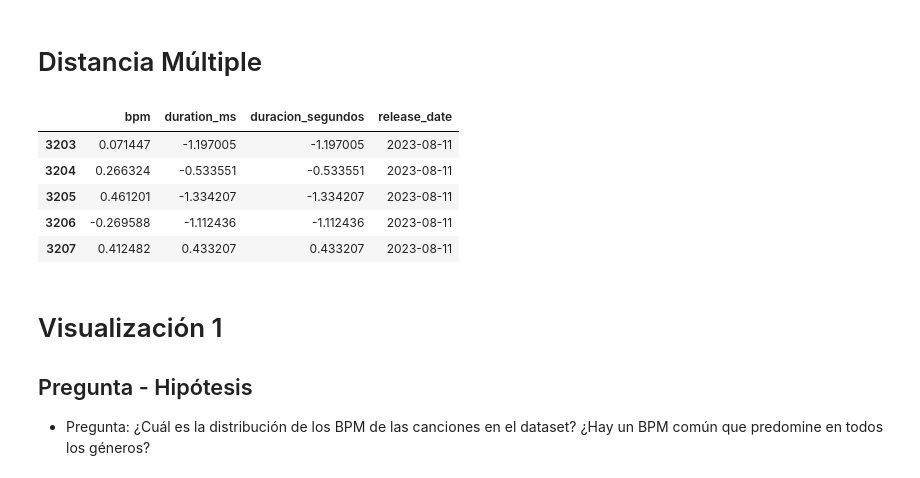
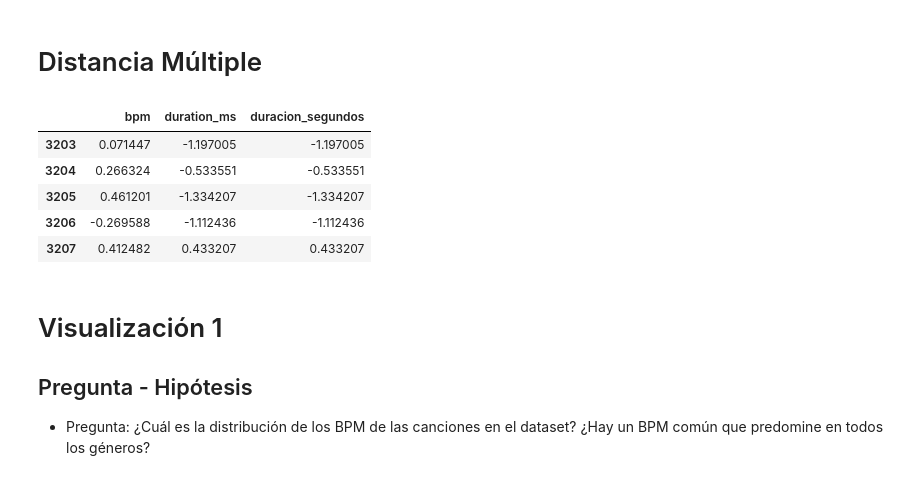
Before and after one commit to SantiagoSierraIba/coderhouse_data_science, a Jupyter notebook: visualizacionSierraIbanez.ipynb, the cells around one changed output. Cells and saved outputs as stored; diff of their text form; code cells hidden in the pictures.

```diff
--- a/visualizacionSierraIbanez.ipynb
+++ b/visualizacionSierraIbanez.ipynb
@@ -158,15 +158,15 @@ Text(0.5, 1.0, 'Duracion Segundos Z Score for Electro (Classic / Detroit / Moder
 # %% [markdown]
 # Distancia Múltiple
 # %%
-data_multiple = datos_z.drop(columns=['bpm_normal','duration_ms_normal','duracion_segundos_normal'])
+data_multiple = datos_z.drop(columns=['bpm_normal','duration_ms_normal','duracion_segundos_normal','release_date'])
 data_multiple.head()
 # %% [output]
-|  | bpm | duration_ms | duracion_segundos | release_date |
-| 3203 | 0.071447 | -1.197005 | -1.197005 | 2023-08-11 |
-| 3204 | 0.266324 | -0.533551 | -0.533551 | 2023-08-11 |
-| 3205 | 0.461201 | -1.334207 | -1.334207 | 2023-08-11 |
-| 3206 | -0.269588 | -1.112436 | -1.112436 | 2023-08-11 |
-| 3207 | 0.412482 | 0.433207 | 0.433207 | 2023-08-11 |
+|  | bpm | duration_ms | duracion_segundos |
+| 3203 | 0.071447 | -1.197005 | -1.197005 |
+| 3204 | 0.266324 | -0.533551 | -0.533551 |
+| 3205 | 0.461201 | -1.334207 | -1.334207 |
+| 3206 | -0.269588 | -1.112436 | -1.112436 |
+| 3207 | 0.412482 | 0.433207 | 0.433207 |
 # %%
 def outlier_euclideano_d(x,cutoff):
   # x: dataframe con valores numericos normalizados
```
Also changed, not shown: 6 other files.
